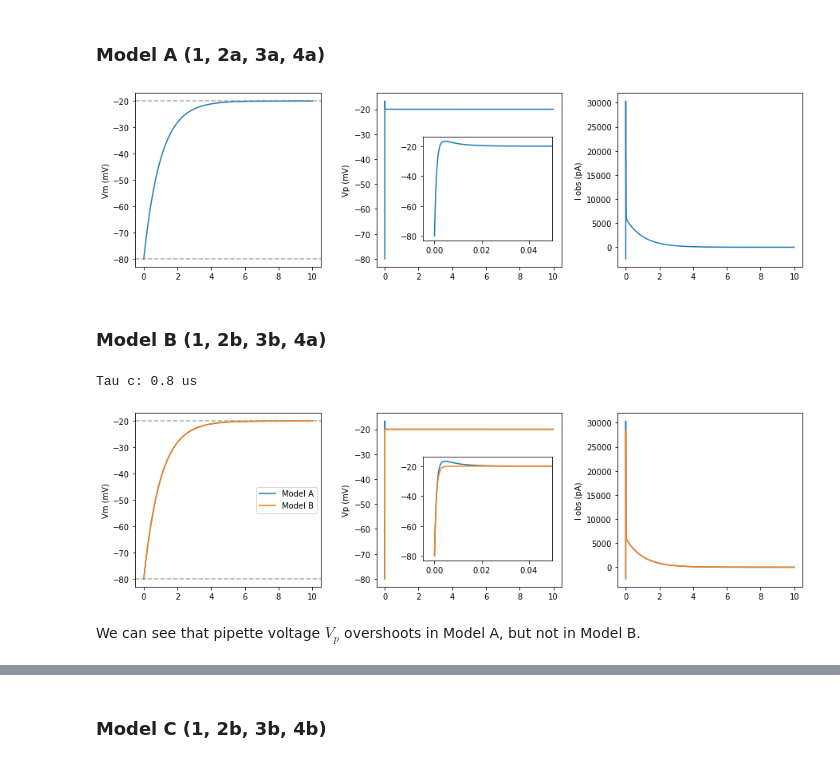
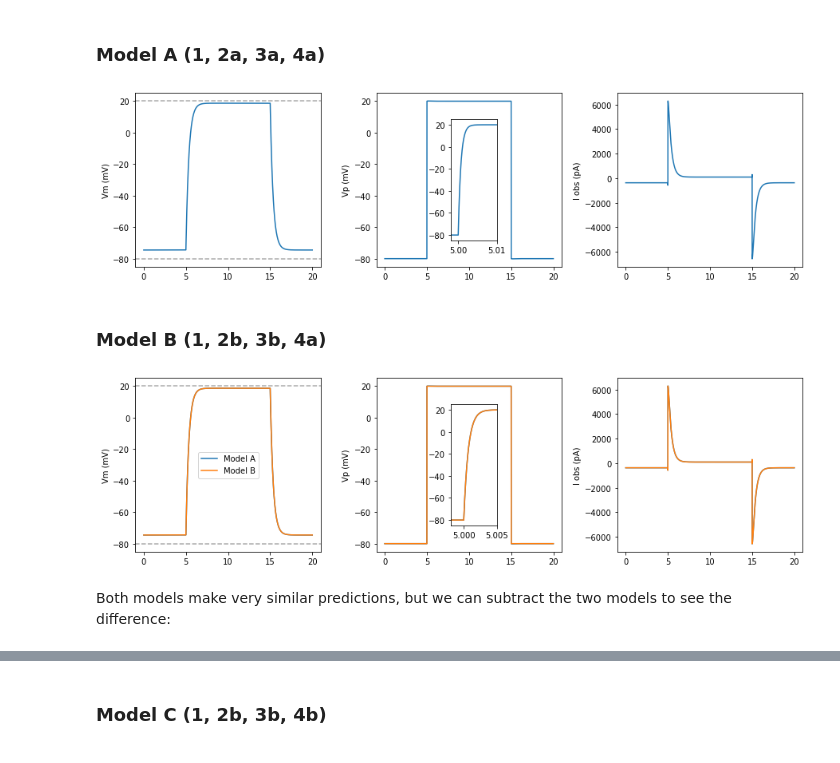
Before and after one commit to CardiacModelling/fitting-notebooks, a Jupyter notebook: artefacts/appendix-F-uncompensated-models.ipynb, the cells around one changed output, grey strips where cells are left out. Cells and saved outputs as stored; diff of their text form; code cells hidden in the pictures.

```diff
--- a/artefacts/appendix-F-uncompensated-models.ipynb
+++ b/artefacts/appendix-F-uncompensated-models.ipynb
@@ -185,13 +179,20 @@ I_obs = (Vo - Vc) / Rf : Equation 4a
     in [pA]
 ''')
 mA.check_units(myokit.UNIT_STRICT)
+# %%
+vlo, vhi = -80, 20
+p = myokit.Protocol()
+p.add_step(level=vlo, duration=5)
+p.add_step(level=vhi, duration=10)
+p.add_step(level=vlo, duration=10)
 # %%
 tol = 1e-8
 dt = 5e-5
 
-sA = myokit.Simulation(mA)
+sA = myokit.Simulation(mA, p)
 sA.set_tolerance(tol, tol)
-dA = sA.run(10, log_interval=dt).npview()
+sA.pre(5)
+dA = sA.run(20, log_interval=dt).npview()
 # %%
 kw = dict(color='#aaa', ls='--')
 
@@ -200,16 +201,16 @@ fig.subplots_adjust(wspace=0.3)
 
 ax = fig.add_subplot(1, 3, 1)
 ax.set_ylabel('Vm (mV)')
-ax.axhline(mA.get('amp.Vm').initial_value().eval(), **kw)
-ax.axhline(mA.get('amp.Vc').eval(), **kw)
+ax.axhline(vlo, **kw)
+ax.axhline(vhi, **kw)
 ax.plot(dA.time(), dA['amp.Vm'])
 
 ax = fig.add_subplot(1, 3, 2)
 ax.set_ylabel('Vp (mV)')
 ax.plot(dA.time(), dA['amp.Vp'])
-ax = ax.inset_axes((0.25, 0.15, 0.7, 0.6))
+ax = ax.inset_axes((0.4, 0.15, 0.25, 0.7))
 ax.plot(dA.time(), dA['amp.Vp'])
-ax.set_xlim(-0.005, 0.05)
+ax.set_xlim(4.998, 5.01)
 
 ax = fig.add_subplot(1, 3, 3)
 ax.set_ylabel('I obs (pA)')
@@ -217,7 +218,7 @@ ax.plot(dA.time(), dA['amp.I_obs'])
 
 plt.show()
 # %% [output]
-[figure, old version]
+[figure, new version]
 # %% [markdown]
 ### Model B (1, 2b, 3b, 4a)
 # %%
@@ -229,19 +230,21 @@ amp.Vo = -80 [mV]
 
 [engine]
 time = 0 [ms] in [ms] bind time
+pace = 0 bind pace
 
 [amp]
-Vc = -20 [mV] in [mV]
-Rs = 0.01 [GOhm] in [GOhm]
-Rf = 0.025 [GOhm] in [GOhm]
-Cm = 100 [pF] in [pF]
-Cf = 0.3 [pF] in [pF]
-Cp = 4.5 [pF] in [pF]
-Ct = Cf + Cp in [pF]
-tau_amp = 0.05e-3 [ms] in [ms]
+Rs = 15e-3 [GOhm] in [GOhm]
+Cm = 25 [pF] in [pF]
+Cp = 5 [pF] in [pF]
+Rf = 0.5 [GOhm] in [GOhm]
+Cf = 0.15 [pF] in [pF]
+tau_amp = 20e-6 [ms] in [ms]
 tau_c = tau_amp * (Cf + Cp) / Cf
     in [ms]
-I = 0 [pA] in [pA]
+I = 5 [nS] * Vm
+    in [pA]
+Vc = engine.pace * 1 [mV]
+    in [mV]
 dot(Vm) = (Vp - Vm) / (Rs * Cm) - I / Cm : Equation 1
     in [mV]
 dot(Vo) = (Vp - Vo) / (Rf * Cf) + (Cp + Cf) / Cf * dot(Vp) + (Vp - Vm) / (Rs * Cf) : Equation 2b
@@ -252,42 +255,38 @@ I_obs = (Vo - Vc) / Rf : Equation 4a
     in [pA]
 ''')
 mB.check_units(myokit.UNIT_STRICT)
-# %%
-# Check that we set the tau values for tau_c = 0.8 us
-print(f'Tau c: {mB.get("amp.tau_c").eval() * 1e3} us')
-# %% [output]
-Tau c: 0.8 us
 # %%
-sB = myokit.Simulation(mB)
+sB = myokit.Simulation(mB, p)
 sB.set_tolerance(tol, tol)
-dB = sB.run(10, log_interval=dt).npview()
+sB.pre(5)
+dB = sB.run(20, log_interval=dt).npview()
 # %%
 fig = plt.figure(figsize=(15, 4))
 fig.subplots_adjust(wspace=0.3)
 
 ax = fig.add_subplot(1, 3, 1)
 ax.set_ylabel('Vm (mV)')
-ax.axhline(mA.get('amp.Vm').initial_value().eval(), **kw)
-ax.axhline(mA.get('amp.Vc').eval(), **kw)
+ax.axhline(vlo, **kw)
+ax.axhline(vhi, **kw)
 ax.plot(dA.time(), dA['amp.Vm'], label='Model A')
 ax.plot(dB.time(), dB['amp.Vm'], label='Model B')
 ax.legend()
 
 ax = fig.add_subplot(1, 3, 2)
 ax.set_ylabel('Vp (mV)')
 ax.plot(dA.time(), dA['amp.Vp'], label='Model A')
 ax.plot(dB.time(), dB['amp.Vp'], label='Model B')
-ax = ax.inset_axes((0.25, 0.15, 0.7, 0.6))
+ax = ax.inset_axes((0.4, 0.15, 0.25, 0.7))
 ax.plot(dA.time(), dA['amp.Vp'], label='Model A')
 ax.plot(dB.time(), dB['amp.Vp'], label='Model B')
-ax.set_xlim(-0.005, 0.05)
+ax.set_xlim(4.998, 5.005)
 
 ax = fig.add_subplot(1, 3, 3)
 ax.set_ylabel('I obs (pA)')
 ax.plot(dA.time(), dA['amp.I_obs'], label='Model A')
 ax.plot(dB.time(), dB['amp.I_obs'], label='Model B')
 plt.show()
 # %% [output]
-[figure, old version]
+[figure, new version]
-# %% [markdown]
-We can see that pipette voltage $V_p$ overshoots in Model A, but not in Model B.
+# %% [markdown]
+Both models make very similar predictions, but we can subtract the two models to see the difference:
```
Also changed, not shown: parts of 21 cells of this notebook, 9 other files.
